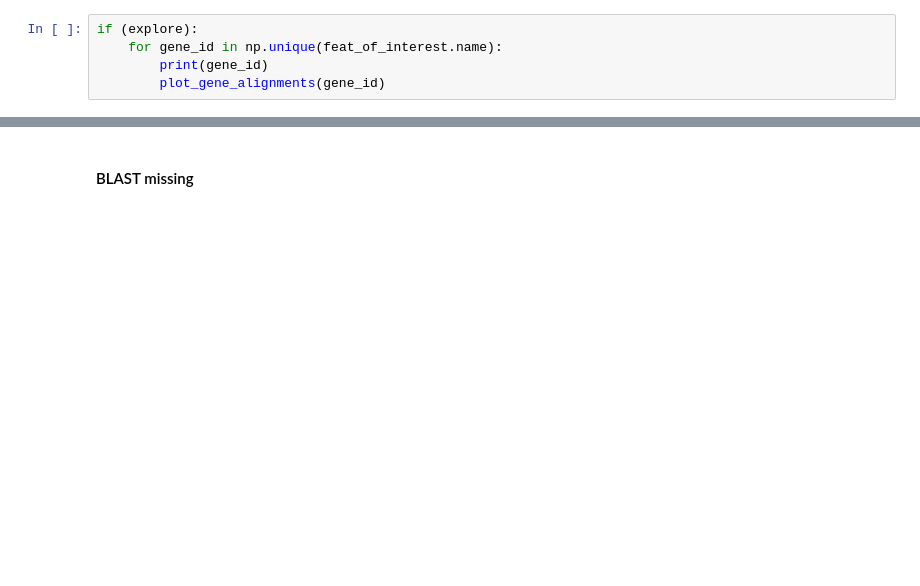
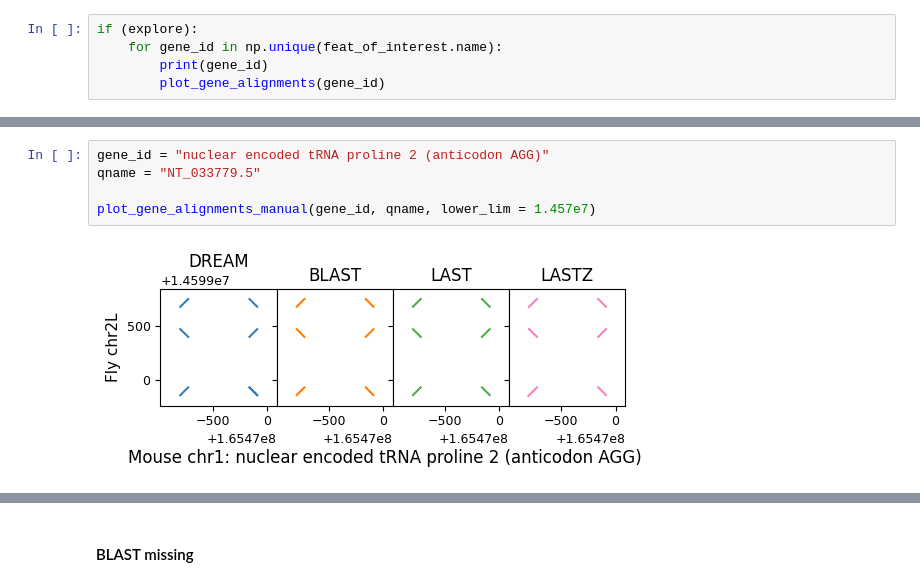
Before and after one commit to eaasna/DREAM-stellar-benchmark, a Jupyter notebook: work-python/homologs/Homologs.ipynb, the cells around one changed output, grey strips where cells are left out. Cells and saved outputs as stored; diff of their text form; blank space fills up the shorter version.

```diff
--- a/work-python/homologs/Homologs.ipynb
+++ b/work-python/homologs/Homologs.ipynb
@@ -616,0 +655,7 @@ if (explore):
+# %%
+gene_id = "nuclear encoded tRNA proline 2 (anticodon AGG)"
+qname = "NT_033779.5"
+
+plot_gene_alignments_manual(gene_id, qname, lower_lim = 1.457e7)
+# %% [output]
+[figure, added]
```
Also changed, not shown: parts of 60 cells of this notebook, 1 other file.
